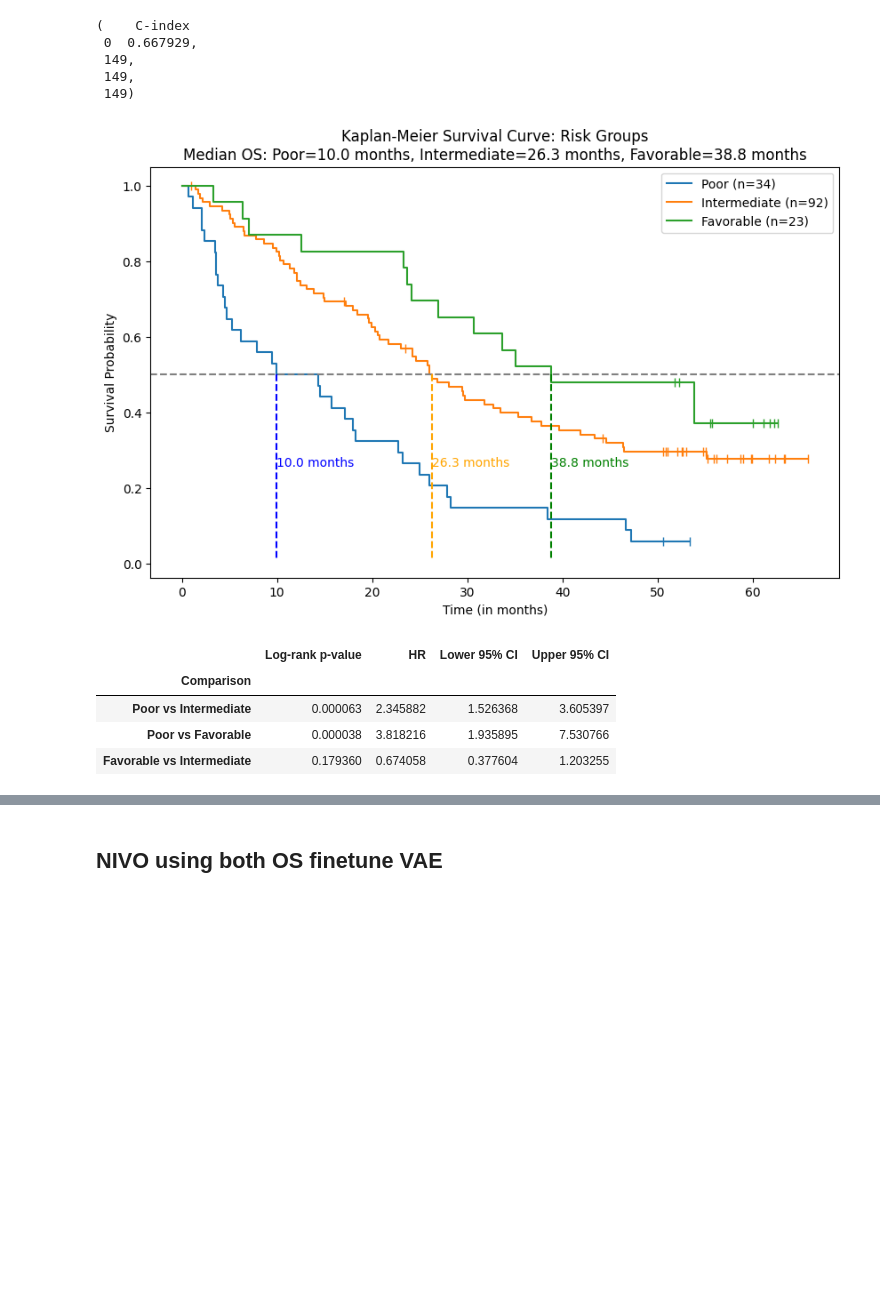
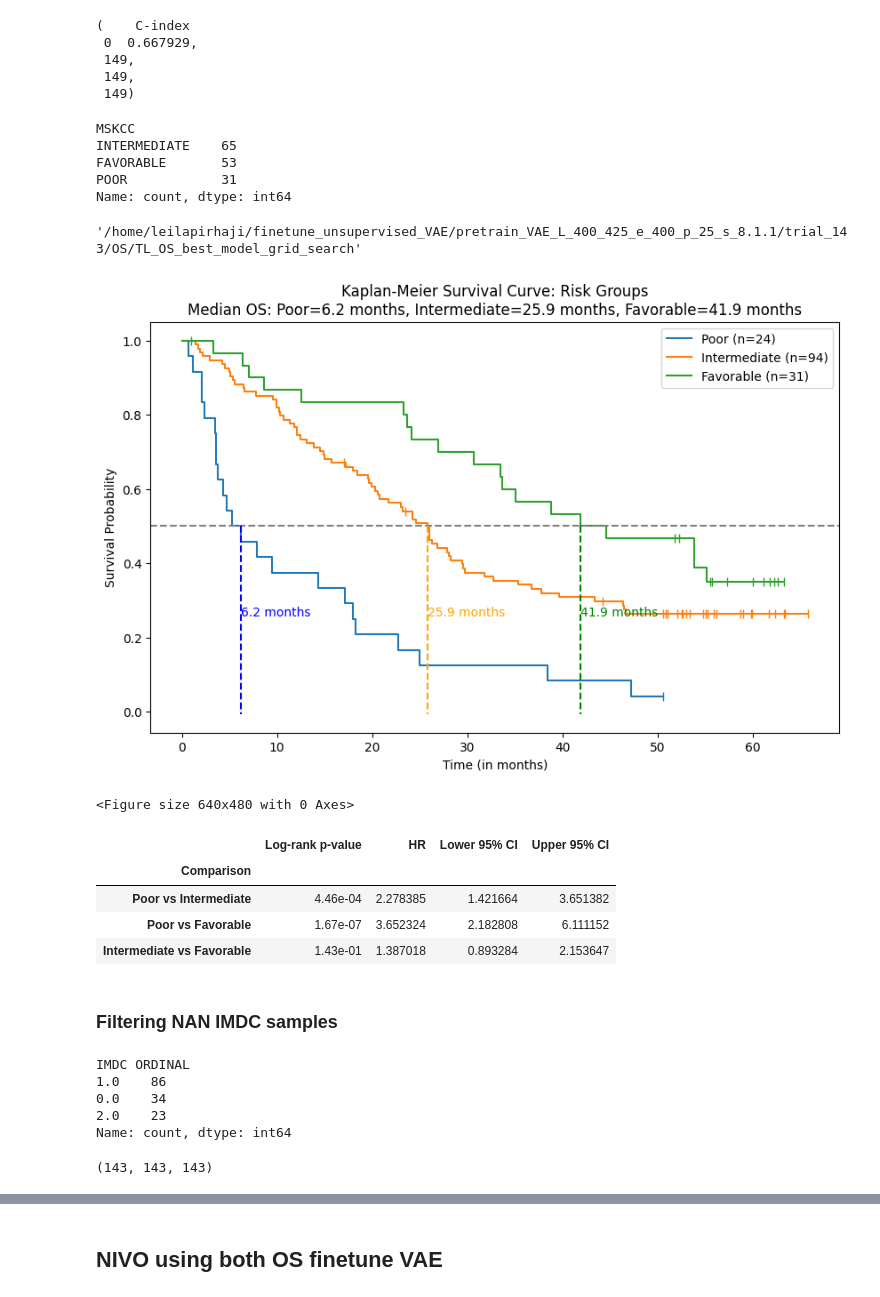
Before and after one commit to ReviveMed/mzEmbed, a Jupyter notebook: example_notebooks/finetune_post_survival_analysis.ipynb, the cells around one changed output, grey strips where cells are left out. Saved outputs shown, nothing was run; the diff lists cells and outputs as text; code cells hidden in the pictures; blank space fills up the shorter version.

Commit message:
synergistic finetune VAE

```diff
--- a/example_notebooks/finetune_post_survival_analysis.ipynb
+++ b/example_notebooks/finetune_post_survival_analysis.ipynb
@@ -155,30 +156,30 @@ def km_plot_cox_3_risk_groups(all_risks, all_durations, all_events, n_poor, n_fa
     # Perform pairwise Cox model fits and get HR for each comparison
     hr_poor_vs_favorable = fit_cox_pairwise(df, 'Poor', 'Favorable')
     hr_poor_vs_intermediate = fit_cox_pairwise(df, 'Poor', 'Intermediate')
-    hr_favorable_vs_intermediate = fit_cox_pairwise(df, 'Favorable', 'Intermediate')
+    hr_intermediate_favorable = fit_cox_pairwise(df, 'Intermediate', 'Favorable')
 
     # Perform log-rank tests for each pairwise comparison
     logrank_poor_vs_favorable = logrank_test(all_durations[poor_mask], all_durations[favorable_mask],
                                              event_observed_A=all_events[poor_mask], event_observed_B=all_events[favorable_mask]).p_value
     logrank_poor_vs_intermediate = logrank_test(all_durations[poor_mask], all_durations[intermediate_mask],
                                                 event_observed_A=all_events[poor_mask], event_observed_B=all_events[intermediate_mask]).p_value
-    logrank_favorable_vs_intermediate = logrank_test(all_durations[favorable_mask], all_durations[intermediate_mask],
-                                                     event_observed_A=all_events[favorable_mask], event_observed_B=all_events[intermediate_mask]).p_value
+    logrank_intermediate_vs_favorable = logrank_test(all_durations[intermediate_mask], all_durations[favorable_mask],
+                                                     event_observed_A=all_events[intermediate_mask], event_observed_B=all_events[favorable_mask]).p_value
 
     # Create a pandas DataFrame for the p-values and Cox HR results
     results_df = pd.DataFrame({
-        'Comparison': ['Poor vs Intermediate', 'Poor vs Favorable', 'Favorable vs Intermediate'],
-        'Log-rank p-value': [logrank_poor_vs_intermediate, logrank_poor_vs_favorable, logrank_favorable_vs_intermediate],
-        'HR': [hr_poor_vs_intermediate.iloc[0]['exp(coef)'], hr_poor_vs_favorable.iloc[0]['exp(coef)'], hr_favorable_vs_intermediate.iloc[0]['exp(coef)']],
-        'Lower 95% CI': [hr_poor_vs_intermediate.iloc[0]['exp(coef) lower 95%'], hr_poor_vs_favorable.iloc[0]['exp(coef) lower 95%'], hr_favorable_vs_intermediate.iloc[0]['exp(coef) lower 95%']],
-        'Upper 95% CI': [hr_poor_vs_intermediate.iloc[0]['exp(coef) upper 95%'], hr_poor_vs_favorable.iloc[0]['exp(coef) upper 95%'], hr_favorable_vs_intermediate.iloc[0]['exp(coef) upper 95%']]
+        'Comparison': ['Poor vs Intermediate', 'Poor vs Favorable', 'Intermediate vs Favorable'],
+        'Log-rank p-value': [logrank_poor_vs_intermediate, logrank_poor_vs_favorable, logrank_intermediate_vs_favorable],
+        'HR': [hr_poor_vs_intermediate.iloc[0]['exp(coef)'], hr_poor_vs_favorable.iloc[0]['exp(coef)'], hr_intermediate_favorable.iloc[0]['exp(coef)']],
+        'Lower 95% CI': [hr_poor_vs_intermediate.iloc[0]['exp(coef) lower 95%'], hr_poor_vs_favorable.iloc[0]['exp(coef) lower 95%'], hr_intermediate_favorable.iloc[0]['exp(coef) lower 95%']],
+        'Upper 95% CI': [hr_poor_vs_intermediate.iloc[0]['exp(coef) upper 95%'], hr_poor_vs_favorable.iloc[0]['exp(coef) upper 95%'], hr_intermediate_favorable.iloc[0]['exp(coef) upper 95%']]
     }).set_index('Comparison')
 
     # Show the plot
     plt.show()
 
     # Return the results as a pandas DataFrame
-    return results_df
+    return results_df, plt
 # %% [markdown]
 ## KM plots for 2 gourps
 # %%
@@ -280,7 +281,9 @@ model_path=f'{finetune_save_dir}/{pretrain_model_name}/trial_{pretrain_trial_ID}
 
 finetune_VAE_file=f'{model_path}/best_model.pth'
 
-finetune_VAE_os=torch.load(finetune_VAE_file)
+device = torch.device("cuda" if torch.cuda.is_available() else "cpu")
+
+finetune_VAE_os=torch.load(finetune_VAE_file, map_location=device)
 finetune_VAE_os.eval()
 # %% [output]
 FineTuneCoxModel(
@@ -336,16 +339,60 @@ Fine-tuning completed.
  149,
  149,
  149)
+# %%
+y_data_test['MSKCC'].value_counts()
+# %% [output]
+MSKCC
+INTERMEDIATE    65
+FAVORABLE       53
+POOR            31
+Name: count, dtype: int64
+# %%
+model_path
+# %% [output]
+'/home/leilapirhaji/finetune_unsupervised_VAE/pretrain_VAE_L_400_425_e_400_p_25_s_8.1.1/trial_143/OS/TL_OS_best_model_grid_search'
 # %%
 # making 3 groups based on predicted OS and perfroing KM plot and cox model
-results_os = km_plot_cox_3_risk_groups(all_risks_os, all_durations_os, all_events_os, n_poor=34, n_favorable=23)
+results_os, plt = km_plot_cox_3_risk_groups(all_risks_os, all_durations_os, all_events_os, n_poor=24, n_favorable=31)
+results_os['Log-rank p-value'] = results_os['Log-rank p-value'].apply(lambda x: '{:.2e}'.format(x))
+plt.savefig(f'{model_path}/KM_plot_3_groups_OS_boht_vae.png')
+results_os.to_csv(f'{model_path}/cox_results_3_groups_OS_both_vae.csv')
 # %% [output]
-[figure, old version]
+[figure, new version]
+<Figure size 640x480 with 0 Axes>
 # %%
 results_os
 # %% [output]
 |  | Log-rank p-value | HR | Lower 95% CI | Upper 95% CI |
 | Comparison |  |  |  |  |
-| Poor vs Intermediate | 0.000063 | 2.345882 | 1.526368 | 3.605397 |
-| Poor vs Favorable | 0.000038 | 3.818216 | 1.935895 | 7.530766 |
-| Favorable vs Intermediate | 0.179360 | 0.674058 | 0.377604 | 1.203255 |
+| Poor vs Intermediate | 4.46e-04 | 2.278385 | 1.421664 | 3.651382 |
+| Poor vs Favorable | 1.67e-07 | 3.652324 | 2.182808 | 6.111152 |
+| Intermediate vs Favorable | 1.43e-01 | 1.387018 | 0.893284 | 2.153647 |
+# %% [markdown]
+### Filtering NAN IMDC samples
+# %%
+y_data_test['IMDC ORDINAL'].value_counts()
+# %% [output]
+IMDC ORDINAL
+1.0    86
+0.0    34
+2.0    23
+Name: count, dtype: int64
+# %%
+# Convert lists to pandas Series and align the index with y_data_test
+all_risks_os_series = pd.Series(all_risks_os, index=y_data_test.index)
+all_durations_os_series = pd.Series(all_durations_os, index=y_data_test.index)
+all_events_os_series = pd.Series(all_events_os, index=y_data_test.index)
+
+# Create a mask to filter rows where 'IMDC' is not NaN
+mask = y_data_test['IMDC ORDINAL'].notna()
+
+# Apply the mask to filter the Series
+filtered_risks_os = all_risks_os_series[mask].tolist()
+filtered_durations_os = all_durations_os_series[mask].tolist()
+filtered_events_os = all_events_os_series[mask].tolist()
+
+# Now you have filtered lists
+len(filtered_risks_os), len(filtered_durations_os), len(filtered_events_os)
+# %% [output]
+(143, 143, 143)
```
Also changed, not shown: parts of 3 cells of this notebook, 9 other files.
